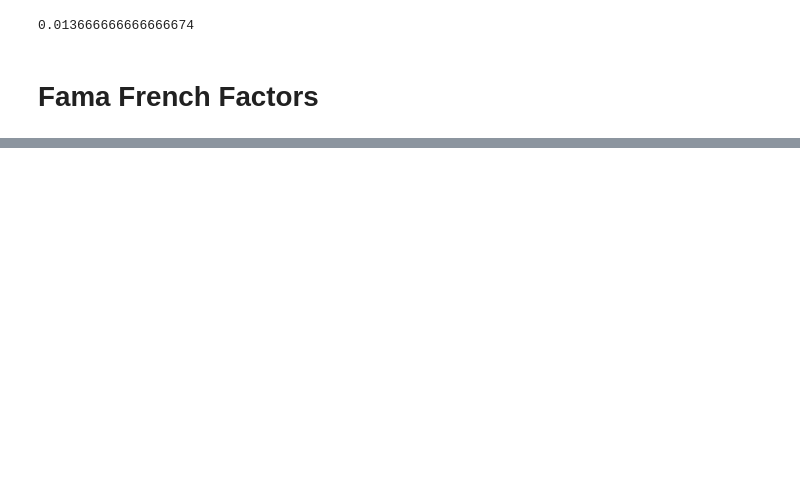
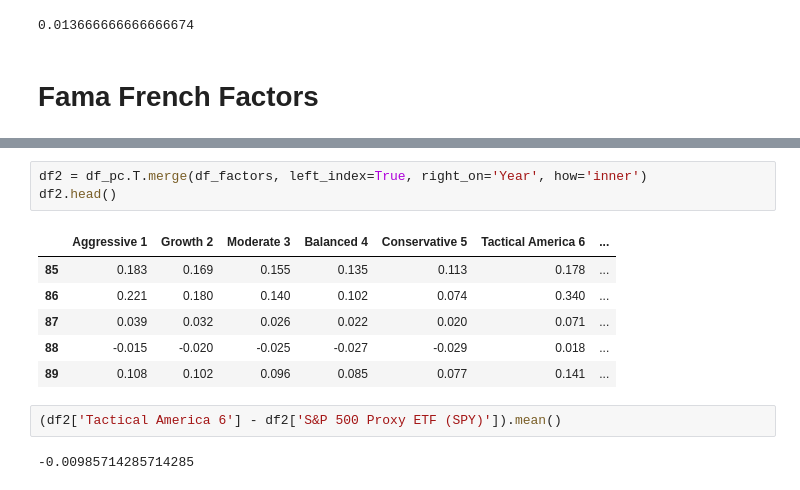
Before and after one commit to tianhuil/portfolio, a Jupyter notebook: Personal_Capital.ipynb, the cells around one changed output, grey strips where cells are left out. Cells and saved outputs as stored; diff of their text form; blank space fills up the shorter version.

```diff
--- a/Personal_Capital.ipynb
+++ b/Personal_Capital.ipynb
@@ -84,0 +149,14 @@ ff_weights.head()
+# %%
+df2 = df_pc.T.merge(df_factors, left_index=True, right_on='Year', how='inner')
+df2.head()
+# %% [output]
+|  | Aggressive 1 | Growth 2 | Moderate 3 | Balanced 4 | Conservative 5 | Tactical America 6 | ... |
+| 85 | 0.183 | 0.169 | 0.155 | 0.135 | 0.113 | 0.178 | ... |
+| 86 | 0.221 | 0.180 | 0.140 | 0.102 | 0.074 | 0.340 | ... |
+| 87 | 0.039 | 0.032 | 0.026 | 0.022 | 0.020 | 0.071 | ... |
+| 88 | -0.015 | -0.020 | -0.025 | -0.027 | -0.029 | 0.018 | ... |
+| 89 | 0.108 | 0.102 | 0.096 | 0.085 | 0.077 | 0.141 | ... |
+# %%
+(df2['Tactical America 6'] - df2['S&P 500 Proxy ETF (SPY)']).mean()
+# %% [output]
+-0.00985714285714285
```
Also changed, not shown: parts of 11 cells of this notebook, 1 other file.
